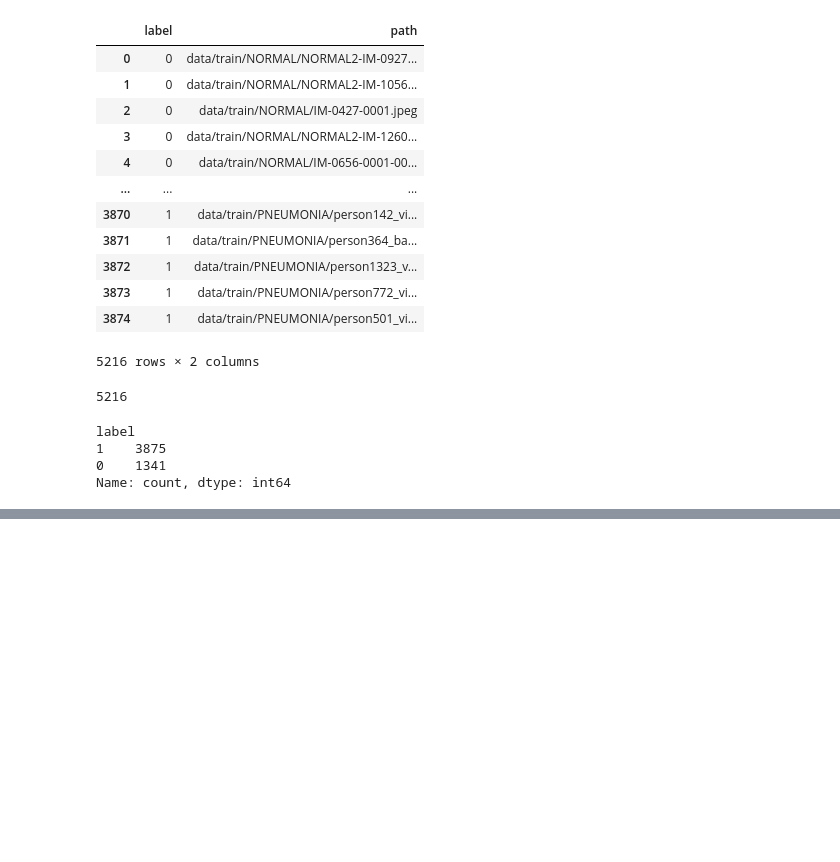
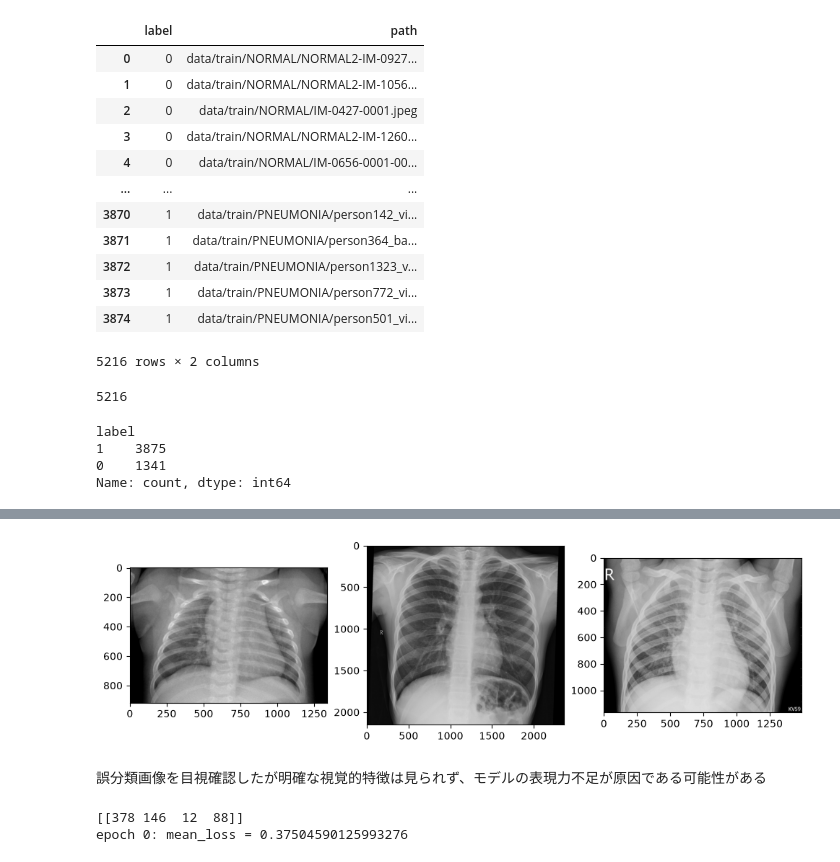
Before and after one commit to h-saito22/Chest_Xray_Penumonia_Cancer_training, a Jupyter notebook: notebooks/pneumonia_classification.ipynb, the cells around one changed output, grey strips where cells are left out. Cells and saved outputs as stored; diff of their text form; code cells hidden in the pictures; blank space fills up the shorter version.

```diff
--- a/notebooks/pneumonia_classification.ipynb
+++ b/notebooks/pneumonia_classification.ipynb
@@ -697,0 +908,2 @@ from torch.utils.data import Dataset
+# %%
+calc_train(model,train_data,epoch_num=10)
@@ -697,0 +1120,18 @@ from torch.utils.data import Dataset
+# %%
+fig ,ax = plt.subplots(1,3,figsize=(12,12))
+path = path_test.iloc[0]
+img=Image.open(path)
+ax[0].imshow(img ,cmap="gray")
+
+path = path_test.iloc[1]
+img=Image.open(path)
+ax[1].imshow(img ,cmap="gray")
+
+path = path_test.iloc[2]
+img=Image.open(path)
+ax[2].imshow(img ,cmap="gray")
+
+
+plt.show()
+# %% [output]
+[figure, added]
@@ -697,0 +1172,7 @@ from torch.utils.data import Dataset
+# %% [markdown]
+誤分類画像を目視確認したが明確な視覚的特徴は見られず、モデルの表現力不足が原因である可能性がある
+# %%
+test_accuracy , test_prescision, test_recall ,test_F1 , test_false_detict =calc_test_false_detecit2(model,test_data,epoch_num=1)
+# %% [output]
+[[378 146  12  88]]
+epoch 0: mean_loss = 0.37504590125993276
```
Also changed, not shown: parts of 143 cells of this notebook, 11 other files.
